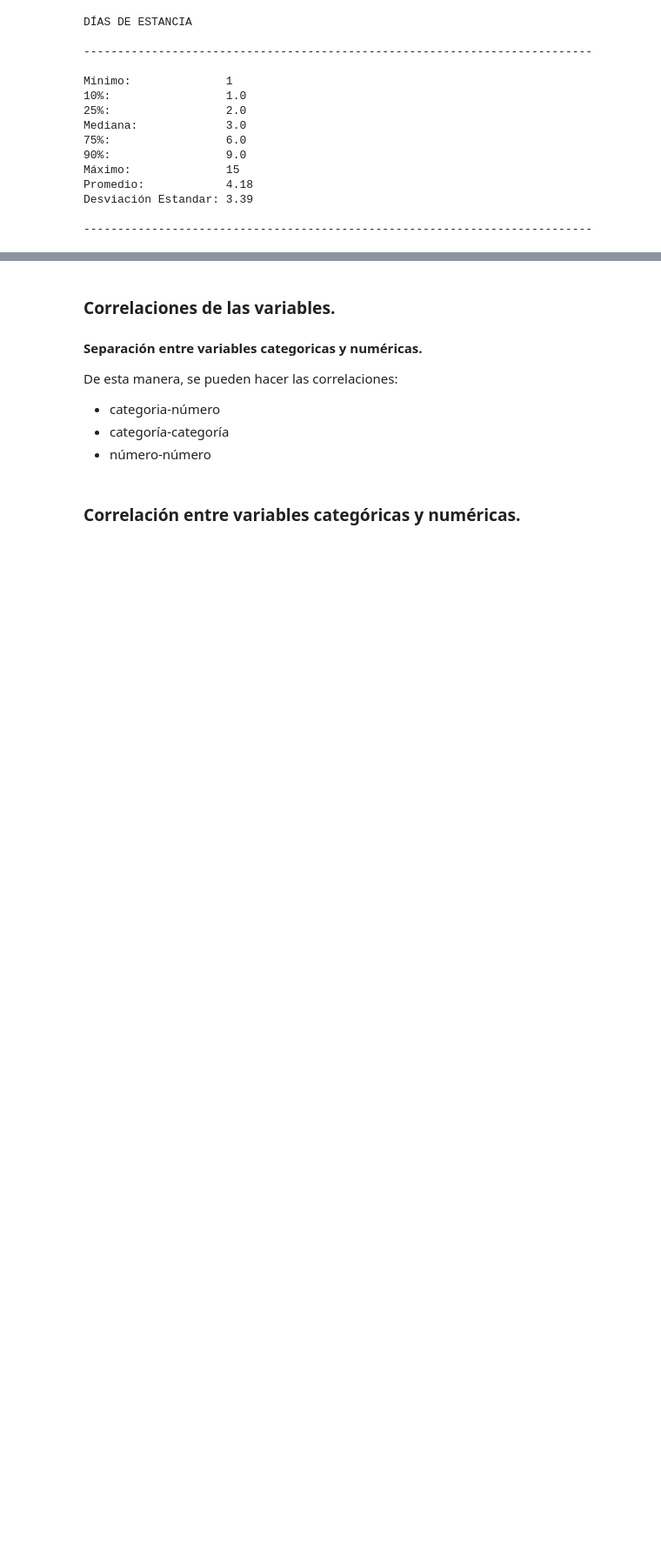
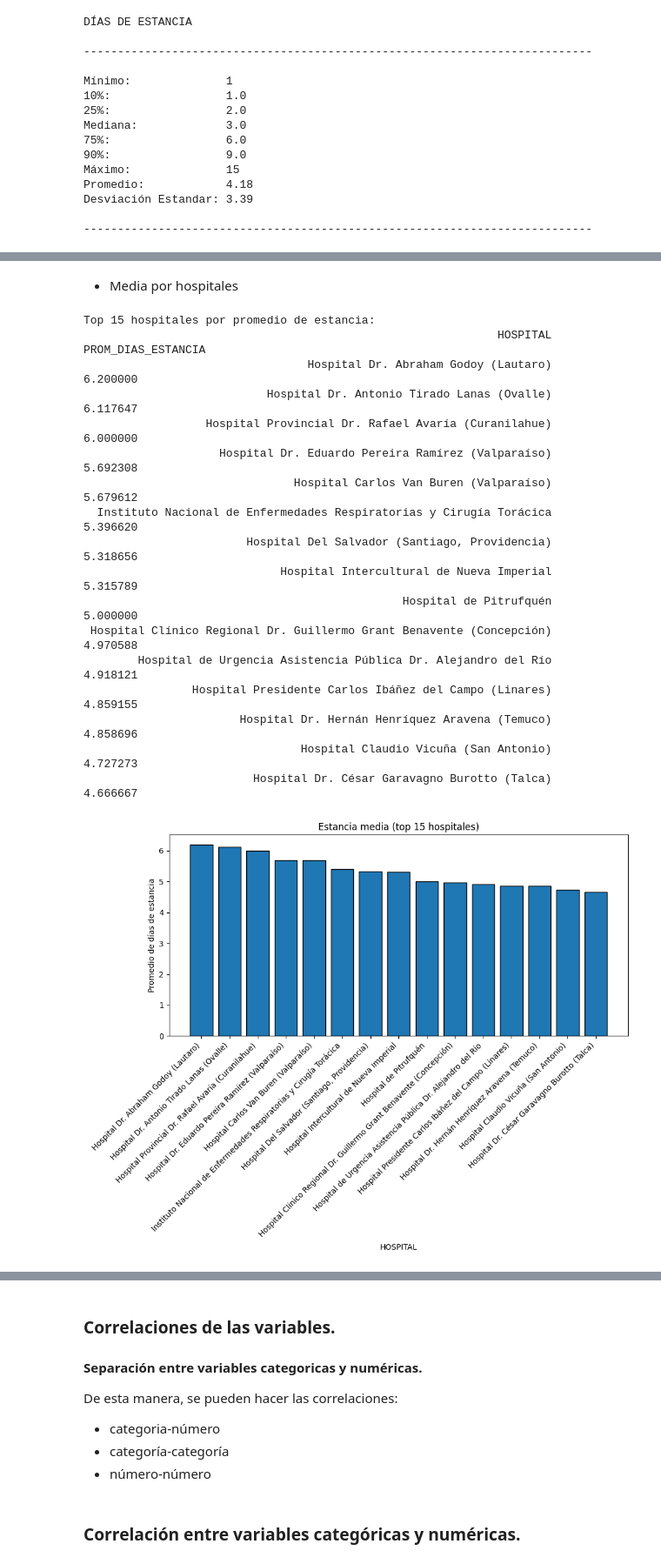
Before and after one commit to VichoRamirez/TOPD, a Jupyter notebook: Control2.ipynb, the cells around one changed output, grey strips where cells are left out. Shown: that part at 87% size. Cells and saved outputs as stored; diff of their text form; code cells hidden in the pictures; blank space fills up the shorter version.

```diff
--- a/Control2.ipynb
+++ b/Control2.ipynb
@@ -293,0 +362,44 @@ Desviación Estandar: 3.39
+# %% [markdown]
+- Media por hospitales
+# %%
+hosp_grp = (
+    df
+    .groupby('HOSPITAL')['DIAS_ESTANCIA']
+    .mean()
+    .reset_index(name='PROM_DIAS_ESTANCIA')
+    .sort_values('PROM_DIAS_ESTANCIA', ascending=False)
+    .head(15)
+)
+
+# 2) Mostrar tabla
+print("Top 15 hospitales por promedio de estancia:")
+print(hosp_grp.to_string(index=False))
+
+# 3) Gráfico de barras
+plt.figure(figsize=(10,8))
+plt.bar(hosp_grp['HOSPITAL'].astype(str), hosp_grp['PROM_DIAS_ESTANCIA'], edgecolor='black')
+plt.xlabel('HOSPITAL')
+plt.ylabel('Promedio de días de estancia')
+plt.title('Estancia media (top 15 hospitales)')
+plt.xticks(rotation=45, ha='right')
+plt.tight_layout()
+plt.show()
+# %% [output]
+Top 15 hospitales por promedio de estancia:
+                                                             HOSPITAL  PROM_DIAS_ESTANCIA
+                                 Hospital Dr. Abraham Godoy (Lautaro)            6.200000
+                           Hospital Dr. Antonio Tirado Lanas (Ovalle)            6.117647
+                  Hospital Provincial Dr. Rafael Avaría (Curanilahue)            6.000000
+                    Hospital Dr. Eduardo Pereira Ramírez (Valparaíso)            5.692308
+                               Hospital Carlos Van Buren (Valparaíso)            5.679612
+  Instituto Nacional de Enfermedades Respiratorias y Cirugía Torácica            5.396620
+                        Hospital Del Salvador (Santiago, Providencia)            5.318656
+                             Hospital Intercultural de Nueva Imperial            5.315789
+                                               Hospital de Pitrufquén            5.000000
+ Hospital Clínico Regional Dr. Guillermo Grant Benavente (Concepción)            4.970588
+        Hospital de Urgencia Asistencia Pública Dr. Alejandro del Río            4.918121
+                Hospital Presidente Carlos Ibáñez del Campo (Linares)            4.859155
+                       Hospital Dr. Hernán Henríquez Aravena (Temuco)            4.858696
+                                Hospital Claudio Vicuña (San Antonio)            4.727273
+                         Hospital Dr. César Garavagno Burotto (Talca)            4.666667
+[figure, added]
```
Also changed, not shown: parts of 24 cells of this notebook, 1 other file.
